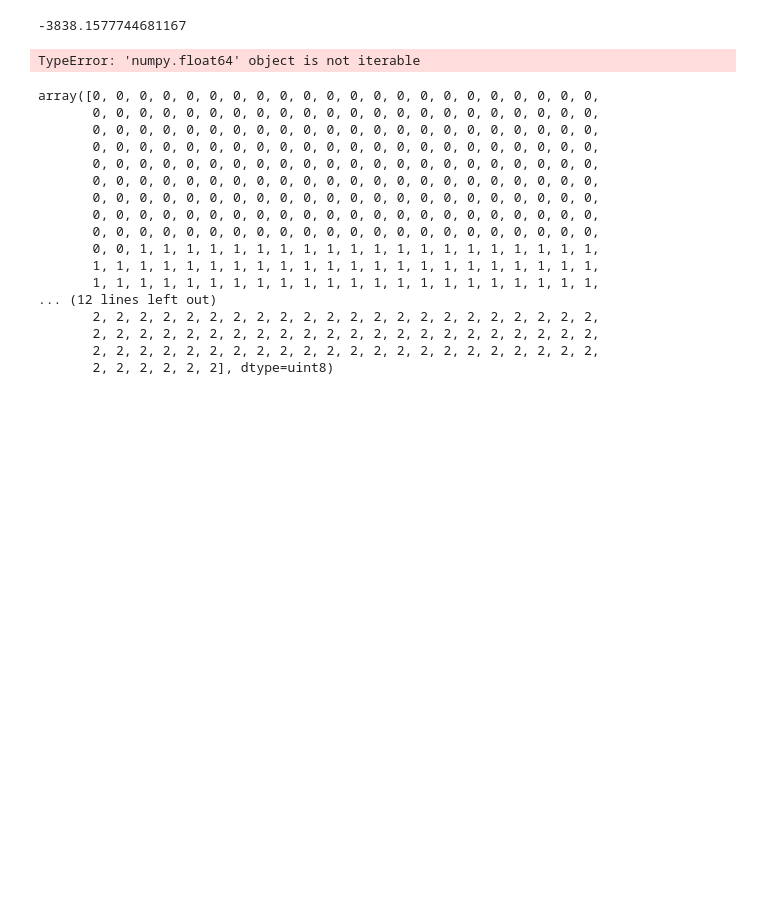
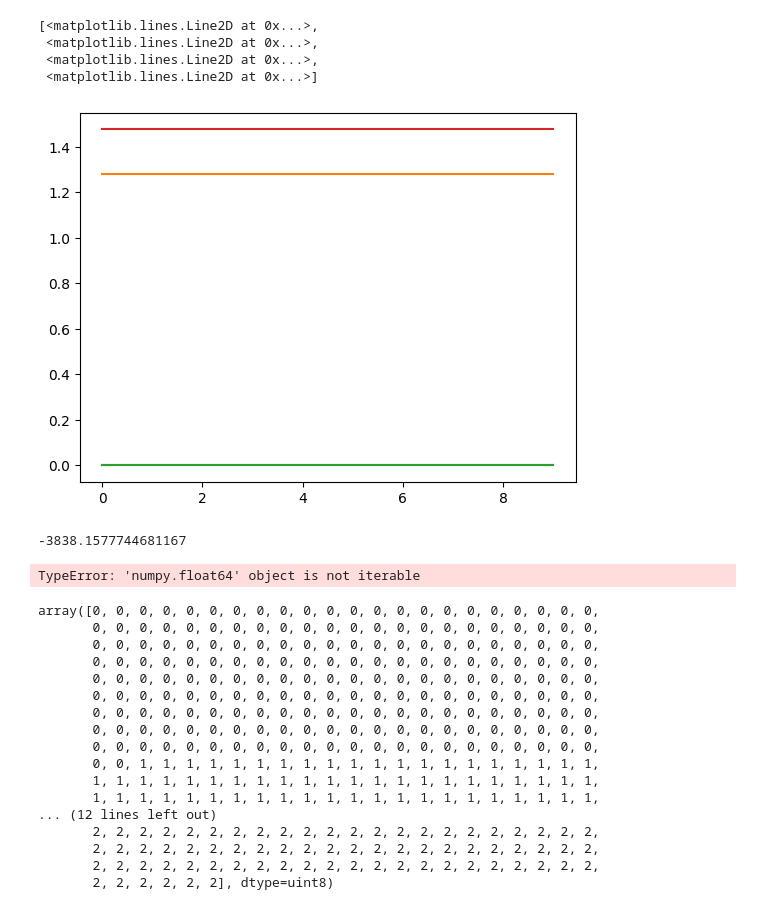
Before and after one commit to YushRajcoomar/autograd, a Jupyter notebook: non-linearity-problem.ipynb, the cells around one changed output. Cells and saved outputs as stored; diff of their text form; code cells hidden in the pictures; blank space fills up the shorter version.

Commit message:
Fixed the sum of loss such that it is a Value, but backprop failing, i cant see where and why

```diff
--- a/non-linearity-problem.ipynb
+++ b/non-linearity-problem.ipynb
@@ -28,0 +25,17 @@ nn = MLP(2, [10, 5, 1])
+# %%
+epoch = 10
+loss_list = []
+for i in range(epoch):
+
+    ## fw pass
+    ypred = nn(X.T)
+    loss = -sum(ypred.log() * y)
+
+    loss_list.append(loss.data)
+
+    ## Backprop
+    loss.backward()
+
+    ## Gradient Descent
+    for p in nn.parameters():
+        p.data += -0.01 * p.grad
@@ -29 +60,12 @@ nn = MLP(2, [10, 5, 1])
+# %%
+nn_t = MLP(2,[2,1])
+X = np.array(
+    [[0,0],
+    [1,1],
+    [1,0],
+    [0,1]]
+)
+y = np.array(
+    [0,1,0,1]
+)
 # %%
@@ -35,0 +75,3 @@ Error:
+# %%
+ypred = nn_t(X.T)
+loss = -sum(ypred.log() * y)
@@ -36,10 +151,11 @@ Error:
 # %%
-epoch = 100
+epoch = 50
 loss_list = []
 for i in range(epoch):
+
     ## fw pass
     ypred = nn(X.T)
-    loss = -sum(y_pred.log() * y)
+    loss = -sum(ypred.log() * y)
 
     loss_list.append(loss.data)
 
@@ -47,5 +163,5 @@ for i in range(epoch):
     loss.backward()
 
     ## Gradient Descent
-    for p in n.parameters():
+    for p in nn.parameters():
         p.data += -0.01 * p.grad
@@ -56,3 +194,13 @@ sum(y_pred)
+# %%
+import matplotlib.pyplot as plt
+
+plt.plot(loss_list)
+# %% [output]
+[<matplotlib.lines.Line2D at 0x...>,
+ <matplotlib.lines.Line2D at 0x...>,
+ <matplotlib.lines.Line2D at 0x...>,
+ <matplotlib.lines.Line2D at 0x...>]
+[figure, added]
 # %%
 loss_pre = y_pred.log() * y
 # %%
```
Also changed, not shown: parts of 17 cells of this notebook, 1 other file.
